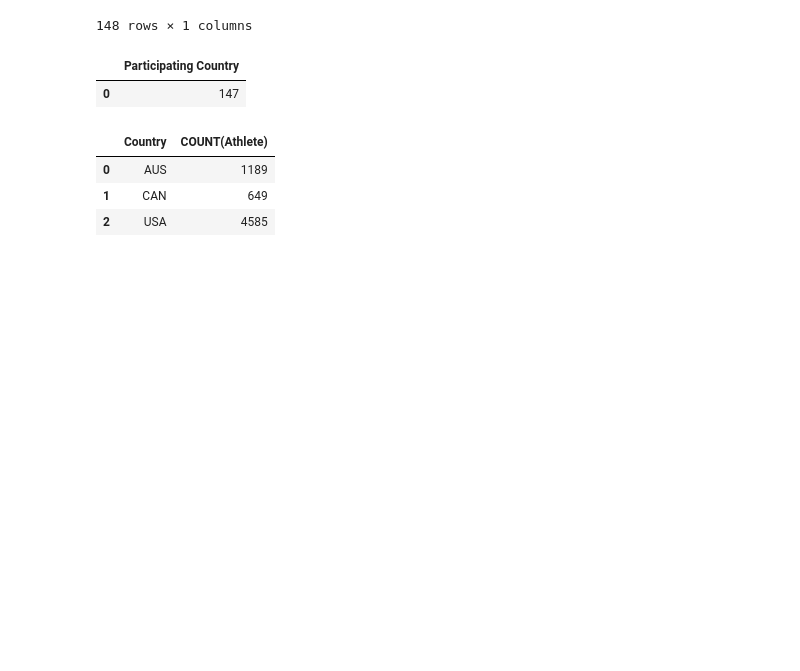
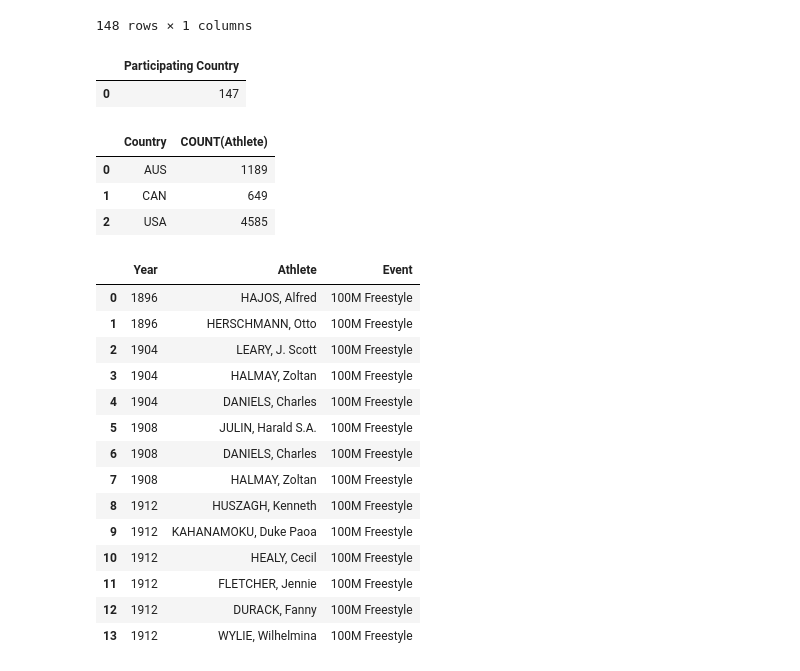
Before and after one commit to renatomaaliw3/public_files, a Jupyter notebook: CPE Electives (1 - 3)/04. Live Lectures Notebook/18.1 SQL in Python/SQL in Python.ipynb, the cells around one changed output. Drawn from its saved outputs; the diff is of its cells as text; code cells hidden in the pictures; blank space fills up the shorter version.

```diff
--- a/CPE Electives (1 - 3)/04. Live Lectures Notebook/18.1 SQL in Python/SQL in Python.ipynb
+++ b/CPE Electives (1 - 3)/04. Live Lectures Notebook/18.1 SQL in Python/SQL in Python.ipynb
@@ -237,3 +238,25 @@ result_sql
 | 0 | AUS | 1189 |
 | 1 | CAN | 649 |
 | 2 | USA | 4585 |
+# %%
+# BETWEEN (Shorthand for Ranges), Can be used in WHERE or HAVING
+
+query = "SELECT Year, Athlete, Event FROM Summer WHERE Year BETWEEN 1896 AND 1912 AND (Event = '100M Freestyle')"
+result_sql = pd.read_sql_query(query, conn)
+result_sql
+# %% [output]
+|  | Year | Athlete | Event |
+| 0 | 1896 | HAJOS, Alfred | 100M Freestyle |
+| 1 | 1896 | HERSCHMANN, Otto | 100M Freestyle |
+| 2 | 1904 | LEARY, J. Scott | 100M Freestyle |
+| 3 | 1904 | HALMAY, Zoltan | 100M Freestyle |
+| 4 | 1904 | DANIELS, Charles | 100M Freestyle |
+| 5 | 1908 | JULIN, Harald S.A. | 100M Freestyle |
+| 6 | 1908 | DANIELS, Charles | 100M Freestyle |
+| 7 | 1908 | HALMAY, Zoltan | 100M Freestyle |
+| 8 | 1912 | HUSZAGH, Kenneth | 100M Freestyle |
+| 9 | 1912 | KAHANAMOKU, Duke Paoa | 100M Freestyle |
+| 10 | 1912 | HEALY, Cecil | 100M Freestyle |
+| 11 | 1912 | FLETCHER, Jennie | 100M Freestyle |
+| 12 | 1912 | DURACK, Fanny | 100M Freestyle |
+| 13 | 1912 | WYLIE, Wilhelmina | 100M Freestyle |
```
Also changed, not shown: parts of 2 cells of this notebook, 2 other files.
